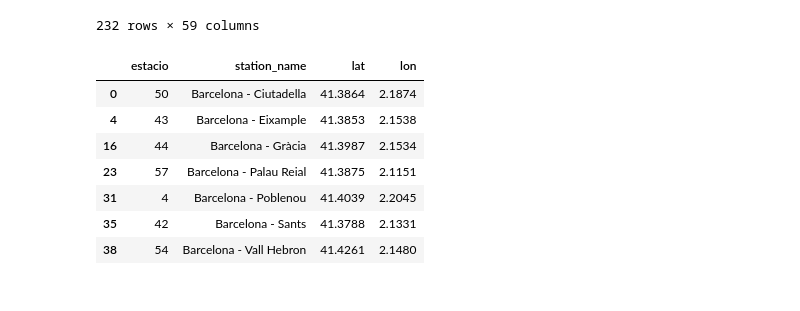
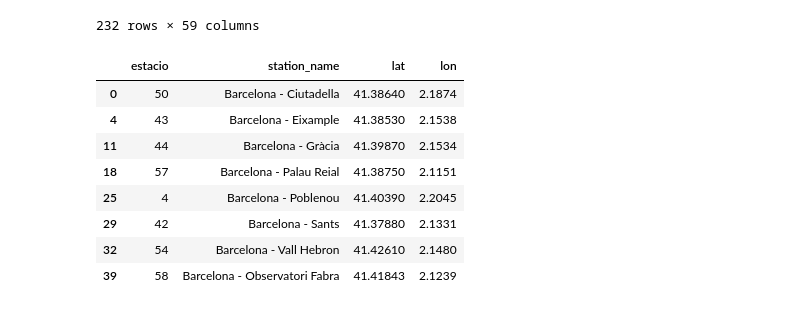
Before and after one commit to Ri-Dearg/barna-air-quality, a Jupyter notebook: dataset_convert.ipynb, the cells around one changed output. Drawn from its saved outputs; the diff is of its cells as text; code cells hidden in the pictures.

```diff
--- a/dataset_convert.ipynb
+++ b/dataset_convert.ipynb
@@ -8,6 +8,8 @@ import pandas as pd
 TEST_2020 = 'datasets/air_quality/2020_01.csv'
 # Code number used for NO2
 POLLUTANT_CODE = 8
+# Station data file
+STATION_FILE = 'datasets/stations/2022.csv'
 # %%
 def load_csv_file_as_data_f(path: str) -> pd.DataFrame:
     """Load CSV file.
@@ -168,13 +170,15 @@ def load_station_file(file_path: str) -> pd.DataFrame:
 
     return data_f_no2[['estacio', 'station_name', 'lat', 'lon']]
 # %%
-load_station_file('datasets/stations/2021.csv')
+station_info = load_station_file(STATION_FILE)
+station_info
 # %% [output]
 |  | estacio | station_name | lat | lon |
-| 0 | 50 | Barcelona - Ciutadella | 41.3864 | 2.1874 |
-| 4 | 43 | Barcelona - Eixample | 41.3853 | 2.1538 |
-| 16 | 44 | Barcelona - Gràcia | 41.3987 | 2.1534 |
-| 23 | 57 | Barcelona - Palau Reial | 41.3875 | 2.1151 |
-| 31 | 4 | Barcelona - Poblenou | 41.4039 | 2.2045 |
-| 35 | 42 | Barcelona - Sants | 41.3788 | 2.1331 |
-| 38 | 54 | Barcelona - Vall Hebron | 41.4261 | 2.1480 |
+| 0 | 50 | Barcelona - Ciutadella | 41.38640 | 2.1874 |
+| 4 | 43 | Barcelona - Eixample | 41.38530 | 2.1538 |
+| 11 | 44 | Barcelona - Gràcia | 41.39870 | 2.1534 |
+| 18 | 57 | Barcelona - Palau Reial | 41.38750 | 2.1151 |
+| 25 | 4 | Barcelona - Poblenou | 41.40390 | 2.2045 |
+| 29 | 42 | Barcelona - Sants | 41.37880 | 2.1331 |
+| 32 | 54 | Barcelona - Vall Hebron | 41.42610 | 2.1480 |
+| 39 | 58 | Barcelona - Observatori Fabra | 41.41843 | 2.1239 |
```
Also changed, not shown: parts of 2 cells of this notebook.
